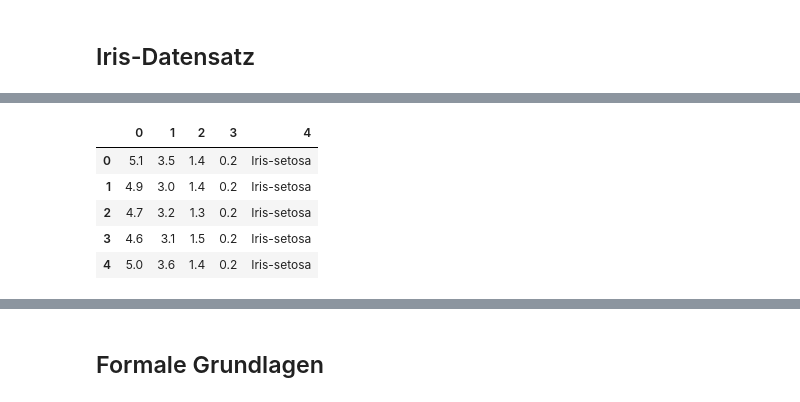
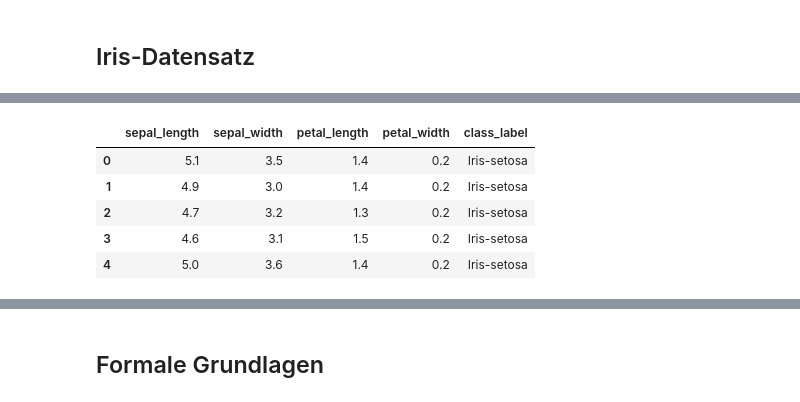
Before and after one commit to Jimedem97/ML, a Jupyter notebook: Übung5/Teil 0 - Iris-Datensatz und Formale Grundlagen - Exercises.ipynb, the cells around one changed output, grey strips where cells are left out. Cells and saved outputs as stored; diff of their text form; code cells hidden in the pictures.

```diff
--- a/Übung5/Teil 0 - Iris-Datensatz und Formale Grundlagen - Exercises.ipynb
+++ b/Übung5/Teil 0 - Iris-Datensatz und Formale Grundlagen - Exercises.ipynb
@@ -19,11 +19,12 @@ Jedes der Blumenexemplare (Sample) wird in dieser Datensammlung durch eine Zeile
 # %%
 import pandas as pd
 import matplotlib.pyplot as plt
 import numpy as np
 df = pd.read_csv("./Data/iris.data", header=None, sep=",")
+df.rename(columns={0:'sepal_length', 1:'sepal_width', 2:'petal_length', 3:'petal_width', 4:'class_label'}, inplace=True)
 df.head()
 # %% [output]
-|  | 0 | 1 | 2 | 3 | 4 |
+|  | sepal_length | sepal_width | petal_length | petal_width | class_label |
 | 0 | 5.1 | 3.5 | 1.4 | 0.2 | Iris-setosa |
 | 1 | 4.9 | 3.0 | 1.4 | 0.2 | Iris-setosa |
 | 2 | 4.7 | 3.2 | 1.3 | 0.2 | Iris-setosa |
```
Also changed, not shown: parts of 4 cells of this notebook.
